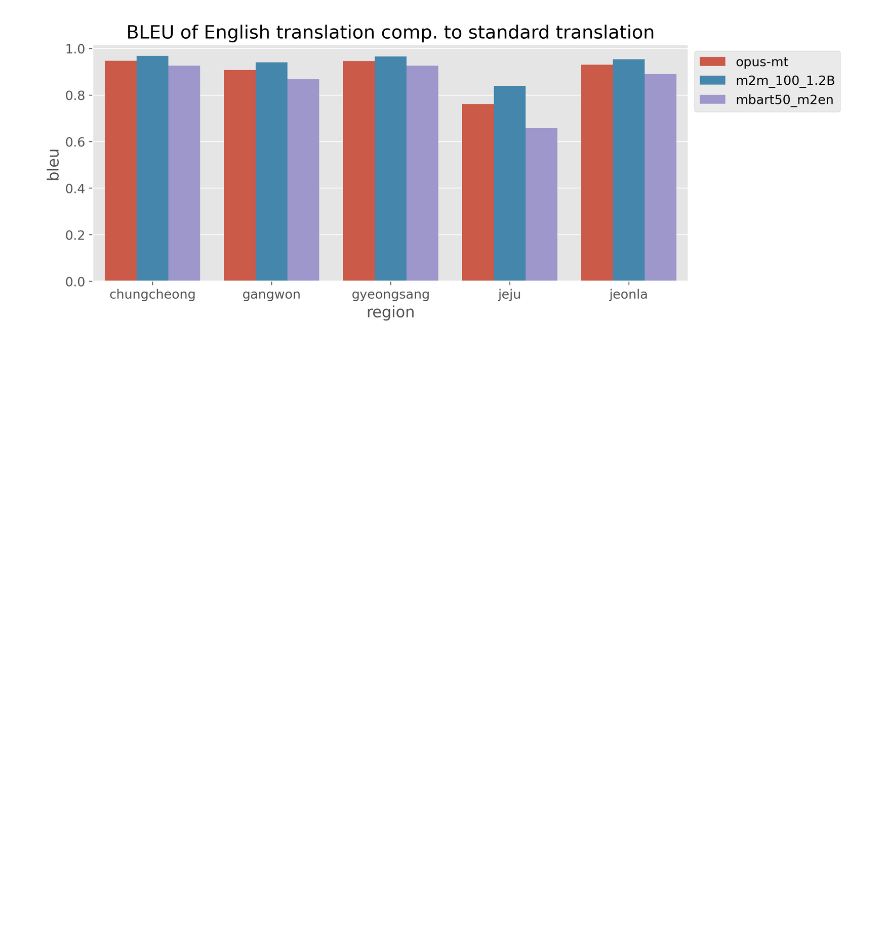
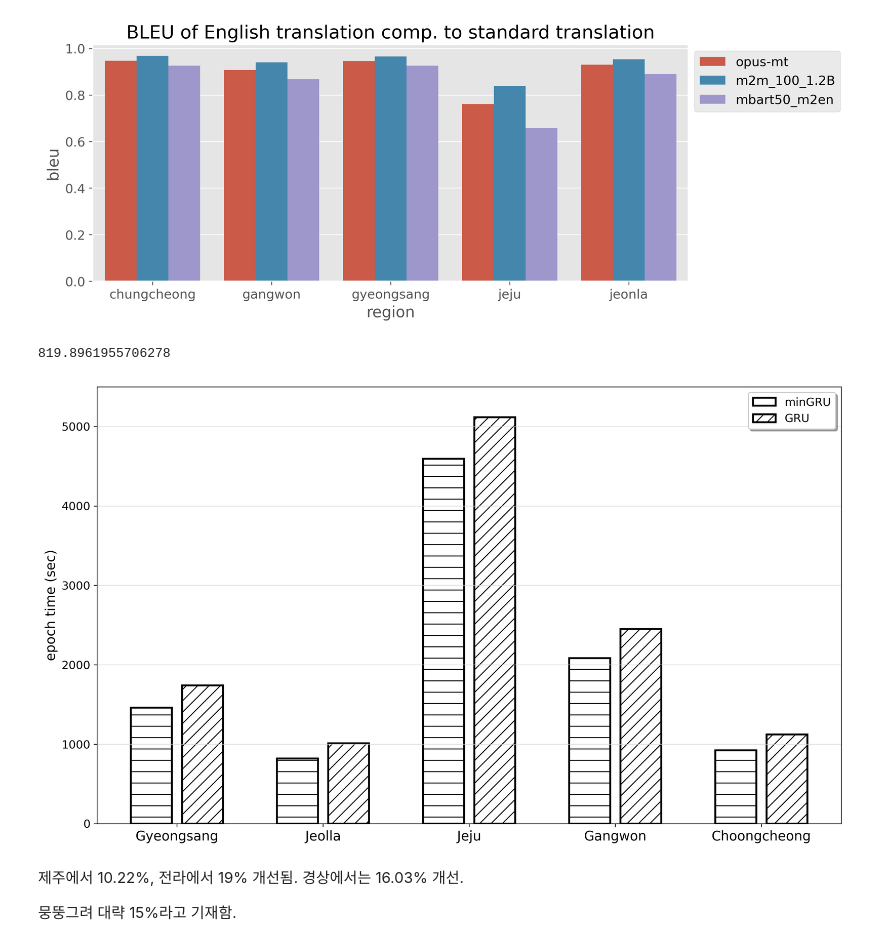
Before and after one commit to BlessingDev/NLP-Standard-Dialect-Translation, a Jupyter notebook: vis.ipynb, the cells around one changed output. Saved outputs shown, nothing was run; the diff lists cells and outputs as text; code cells hidden in the pictures; blank space fills up the shorter version.

```diff
--- a/vis.ipynb
+++ b/vis.ipynb
@@ -352,3 +352,52 @@ fig.set_dpi(300)
 plt.show()
 # %% [output]
 [figure]
+# %%
+a = np.array([817.5138163566589, 823.3825101852417, 818.7922601699829])
+a.mean()
+# %% [output]
+819.8961955706278
+# %%
+#plt.rcParams['figure.figsize'] = (10, 4)
+
+regions = ['Gyeongsang', 'Jeolla', 'Jeju', 'Gangwon', 'Choongcheong']
+minGRU_times = [1460.67, 819.90, 4593.55, 2083.64, 922.40]  # Approximate values for minGRU
+GRU_times = [1739.6, 1012.69, 5116.57, 2448.72, 1124.28]   # Approximate values for GRU
+
+x = np.arange(len(regions))  # the label locations
+width = 0.35  # the width of the bars
+
+fig, ax = plt.subplots(figsize=(12, 7)) # Adjust figure size as needed
+fig.set_dpi(300)
+
+# Create bars
+rects1 = ax.bar(x - width/2, minGRU_times, width * 0.8, label='minGRU',
+                color='white', edgecolor='black', hatch='-', linewidth=2) # Using \\ for hatch to escape backslash
+rects2 = ax.bar(x + width/2, GRU_times, width * 0.8, label='GRU',
+                color='white', edgecolor='black', hatch='//', linewidth=2)
+
+# Add some text for labels, title and custom x-axis tick labels, etc.
+ax.set_ylabel('epoch time (sec)', fontsize=14)
+# ax.set_title('Training Time Comparison', fontsize=16) # Title not present in original image
+ax.set_xticks(x)
+ax.set_xticklabels(regions, fontsize=14, rotation=0) # No rotation in original image, but can add if needed
+ax.legend(fontsize=12, loc='upper right', frameon=True, shadow=True)
+
+# Set y-axis limits and ticks to match the image
+ax.set_ylim(0, 5500)
+ax.set_yticks(np.arange(0, 5001, 1000))
+ax.tick_params(axis='y', labelsize=12)
+
+# Add grid lines for y-axis, similar to the image
+ax.grid(axis='y', linestyle='-', alpha=0.7, color='lightgray') # Light gray horizontal grid lines
+
+fig.tight_layout()
+
+plt.show()
+# %% [output]
+[figure, added]
+# %% [markdown]
+제주에서 10.22%, 전라에서 19% 개선됨.
+경상에서는 16.03% 개선.
+
+뭉뚱그려 대략 15%라고 기재함.
```
Also changed, not shown: 50 other files.
